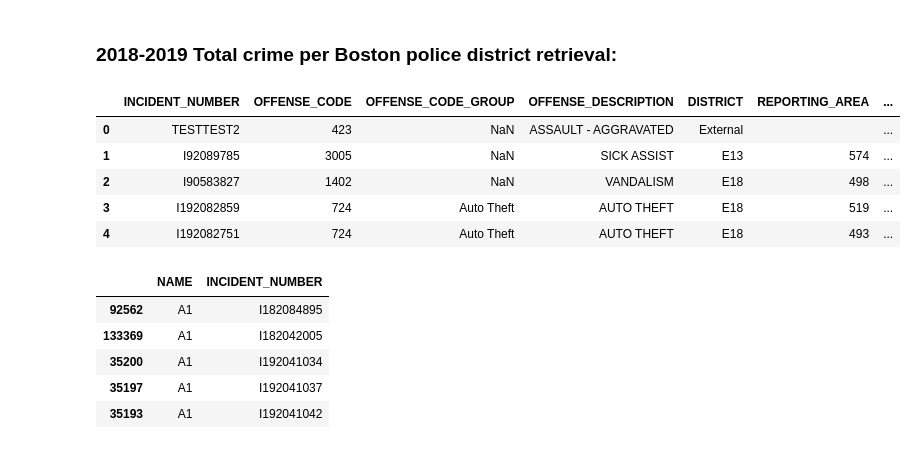
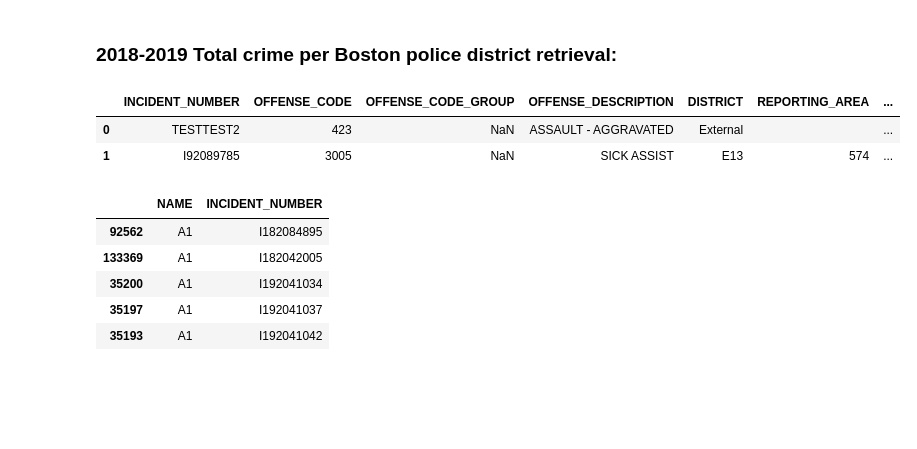
Before and after one commit to AnnVGat/coursera, a Jupyter notebook: Battle of Boston neighborouhoods.ipynb, the cells around one changed output. Cells and saved outputs as stored; diff of their text form; code cells hidden in the pictures; blank space fills up the shorter version.

```diff
--- a/Battle of Boston neighborouhoods.ipynb
+++ b/Battle of Boston neighborouhoods.ipynb
@@ -142,14 +142,11 @@ df3 = pd.read_csv('https://data.boston.gov/dataset/6220d948-eae2-4e4b-8723-2dc8e
 # %%
 df3 = df3[df3['YEAR'] > 2017] #take 2018 and 2019 years crime only
 # %%
-df3.head()
+df3.head(2)
 # %% [output]
 |  | INCIDENT_NUMBER | OFFENSE_CODE | OFFENSE_CODE_GROUP | OFFENSE_DESCRIPTION | DISTRICT | REPORTING_AREA | ... |
 | 0 | TESTTEST2 | 423 | NaN | ASSAULT - AGGRAVATED | External |  | ... |
 | 1 | I92089785 | 3005 | NaN | SICK ASSIST | E13 | 574 | ... |
-| 2 | I90583827 | 1402 | NaN | VANDALISM | E18 | 498 | ... |
-| 3 | I192082859 | 724 | Auto Theft | AUTO THEFT | E18 | 519 | ... |
-| 4 | I192082751 | 724 | Auto Theft | AUTO THEFT | E18 | 493 | ... |
 # %%
 df3.rename(columns = {'DISTRICT': 'NAME'}, inplace = True)
 # %%
```
Also changed, not shown: parts of 14 cells of this notebook.
